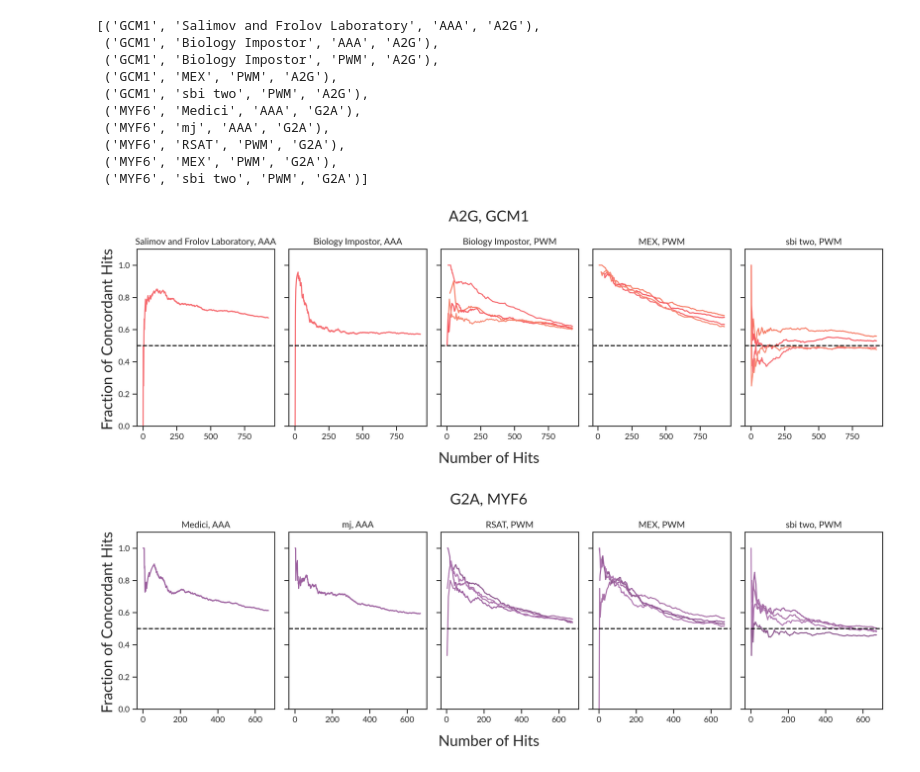
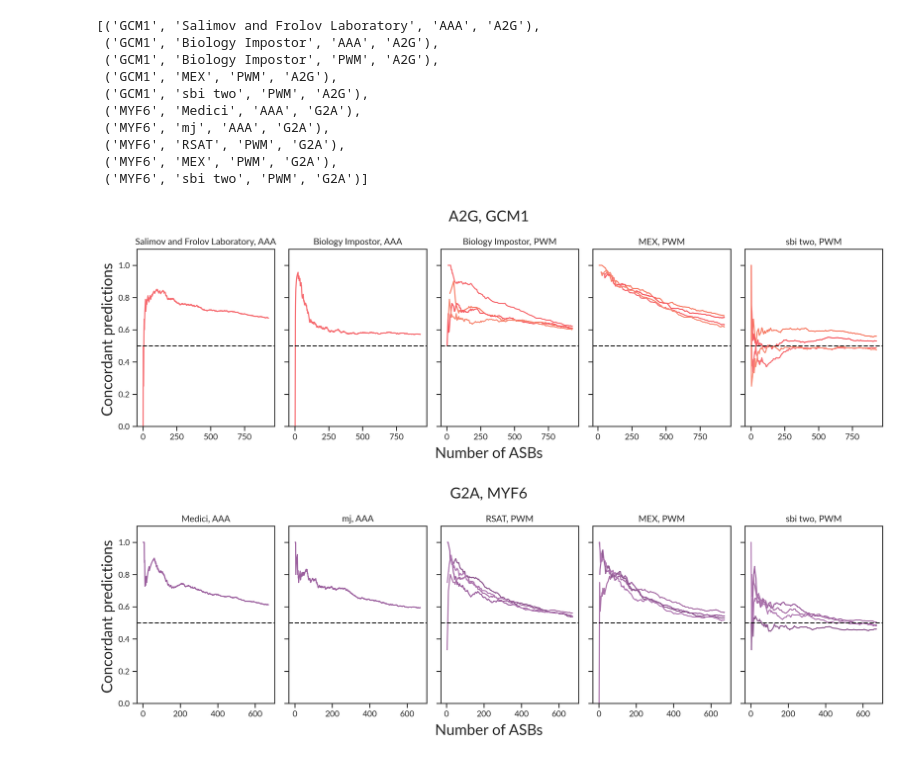
Before and after one commit to autosome-ru/IBIS-rSNP, a Jupyter notebook: notebooks/03_draw_curves_examples.ipynb, the cells around one changed output. Saved outputs shown, nothing was run; the diff lists cells and outputs as text; code cells hidden in the pictures.

Commit message:
little figures refactoring

```diff
--- a/notebooks/03_draw_curves_examples.ipynb
+++ b/notebooks/03_draw_curves_examples.ipynb
@@ -39,7 +39,7 @@ def rename_teams(team):
         return team_rename_map[team]
     return team
 # %%
-file_path_list = glob('curves_plots/curves/*.tsv')
+file_path_list = glob('figures/curves_plots/curves/*.tsv')
 # %%
 tables = []
 for file_path in file_path_list:
@@ -81,39 +81,40 @@ teams
 # %%
 fig, axs = plt.subplots(1, 5, dpi=300, figsize=(15, 5), sharey=True)
 
 colors = ["#F66B70", "#F77E68", "#F65C63", "#F78974"]
-fig.supxlabel('Number of Hits', fontsize=20, y=0.03)
-fig.supylabel('Fraction of Concordant Hits', fontsize=20)
+fig.supxlabel('Number of ASBs', fontsize=20, y=0.05)
+fig.supylabel('Concordant predictions', fontsize=20)
 fig.suptitle('A2G, GCM1', fontsize=20)
 for i, info in enumerate(teams[:5]):
     ax = axs[i]
 
     ax.set_title(', '.join(info[1:3]), fontsize=12)
     mask = True
     for col, value in zip(order, info):
         mask = (df[col] == value) * mask
     data = df[mask]
 
 
 
     sns.lineplot(data=data, x='hits', y='conc_ratio', hue='submission', ax=ax, palette=colors)
     ax.get_legend().remove()
     ax.set_xlabel('')
     ax.set_ylabel('')
     ax.axhline(y=0.5, color='black', linestyle='--')
     ax.set_ylim([0, 1.1])
 
 fig.tight_layout()
-fig.savefig('curves_plots/A2G.png', bbox_inches='tight')
-fig.savefig('curves_plots/A2G.pdf', bbox_inches='tight')
+fig.savefig('figures/curves_plots/A2G.png', bbox_inches='tight')
+fig.savefig('figures/curves_plots/A2G.pdf', bbox_inches='tight')
+fig.savefig('figures/curves_plots/A2G.svg', bbox_inches='tight')
 # %% [output]
-[figure, old version]
+[figure, new version]
 # %%
 fig, axs = plt.subplots(1, 5, dpi=300, figsize=(15, 5), sharey=True)
 
 colors = ["#9B5F9E", "#A971A8", "#8F5A91", "#B079B2"]
-fig.supxlabel('Number of Hits', fontsize=20, y=0.03)
-fig.supylabel('Fraction of Concordant Hits', fontsize=20)
+fig.supxlabel('Number of ASBs', fontsize=20, y=0.05)
+fig.supylabel('Concordant predictions', fontsize=20)
 fig.suptitle('G2A, MYF6', fontsize=20)
 for i, info in enumerate(teams[5:]):
     ax = axs[i]
@@ -134,7 +135,8 @@ for i, info in enumerate(teams[5:]):
     ax.set_ylim([0, 1.1])
 
 fig.tight_layout()
-fig.savefig('curves_plots/G2A.png', bbox_inches='tight')
-fig.savefig('curves_plots/G2A.pdf', bbox_inches='tight')
+fig.savefig('figures/curves_plots/G2A.png', bbox_inches='tight')
+fig.savefig('figures/curves_plots/G2A.pdf', bbox_inches='tight')
+fig.savefig('figures/curves_plots/G2A.svg', bbox_inches='tight')
 # %% [output]
-[figure, old version]
+[figure, new version]
```
Also changed, not shown: 51 other files.
